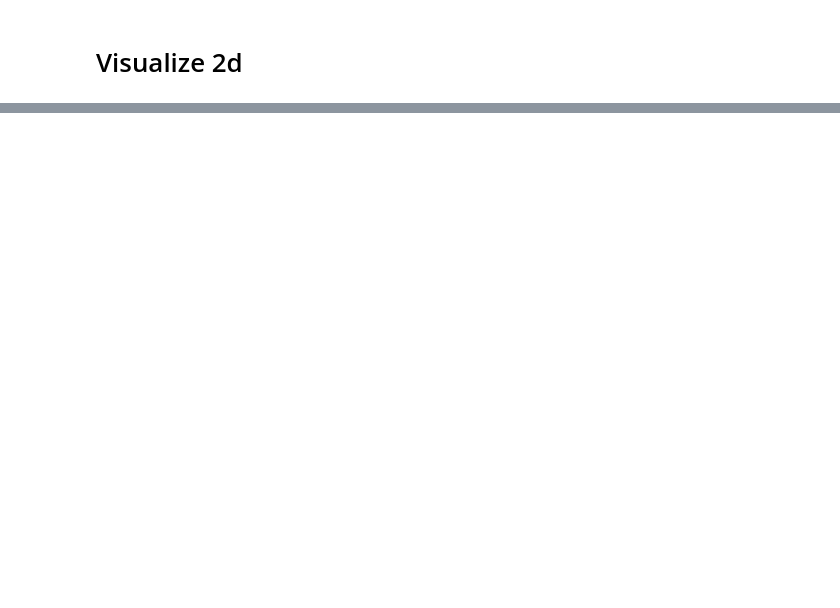
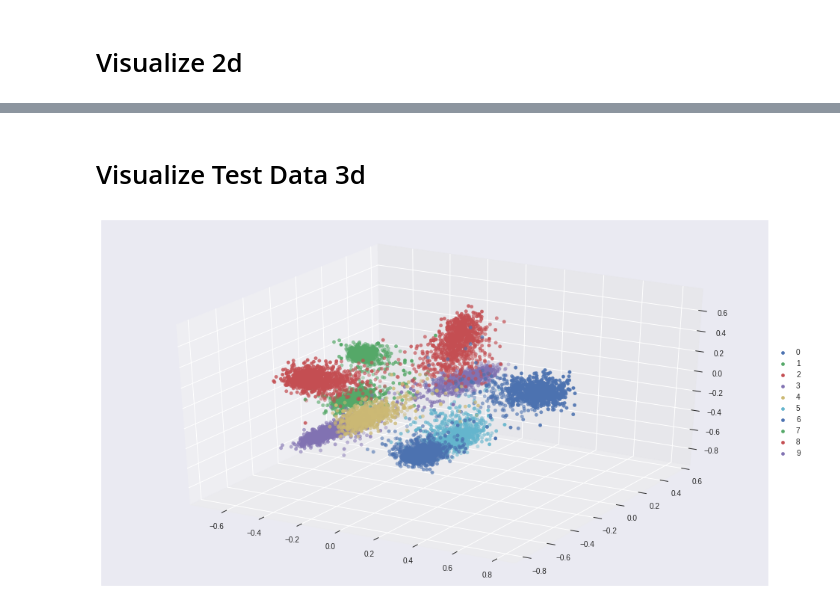
Before and after one commit to egcode/pytorch-losses, a Jupyter notebook: mnist-visualize-center-loss.ipynb, the cells around one changed output, grey strips where cells are left out. Saved outputs shown, nothing was run; the diff lists cells and outputs as text; code cells hidden in the pictures; blank space fills up the shorter version.

Commit message:
center edit

```diff
--- a/mnist-visualize-center-loss.ipynb
+++ b/mnist-visualize-center-loss.ipynb
@@ -394,0 +407,21 @@ plt.show()
+# %% [markdown]
+# Visualize Test Data 3d
+# %%
+from mpl_toolkits import mplot3d
+import matplotlib.pyplot as plt
+%matplotlib inline
+
+fig = plt.figure(figsize=(16,9))
+ax = plt.axes(projection='3d')
+
+for i in range(10):
+    # Data for three-dimensional scattered points
+    xdata = feat3d_test[lbls_test==i,2].flatten()
+    ydata = feat3d_test[lbls_test==i,0].flatten()
+    zdata = feat3d_test[lbls_test==i,1].flatten()
+    ax.scatter3D(xdata, ydata, zdata);
+ax.legend(['0', '1', '2', '3', '4', '5', '6', '7', '8', '9'],loc='center left', bbox_to_anchor=(1, 0.5))
+
+plt.show()
+# %% [output]
+[figure, added]
```
Also changed, not shown: parts of 12 cells of this notebook, 2 other files.
